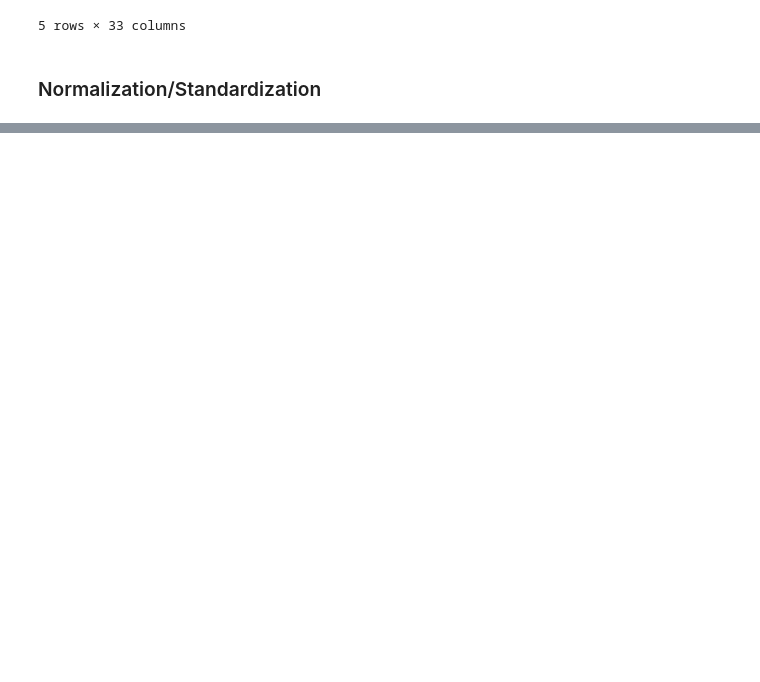
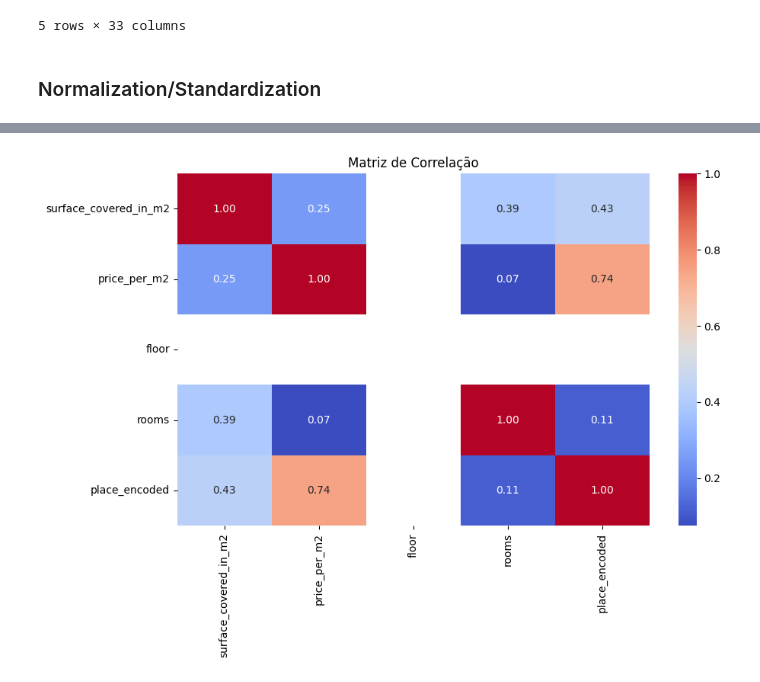
Before and after one commit to Eduarda-Donato/real_state, a Jupyter notebook: notebooks/Peprocessing.ipynb, the cells around one changed output, grey strips where cells are left out. Drawn from its saved outputs; the diff is of its cells as text; code cells hidden in the pictures; blank space fills up the shorter version.

```diff
--- a/notebooks/Peprocessing.ipynb
+++ b/notebooks/Peprocessing.ipynb
@@ -355,4 +367,7 @@ scaler = RobustScaler()
 
 X_train_scaled = scaler.fit_transform(X_train_num)
 X_test_scaled = scaler.transform(X_test_num)
+# %%
+X_train[X_train_num.columns] = X_train_scaled
+X_test[X_test_num.columns] = X_test_scaled
 # %% [markdown]
@@ -361,0 +389,18 @@ X_test_scaled = scaler.transform(X_test_num)
+# %%
+X_train = X_train.drop(columns=['place_name','description'], axis=1)
+X_test = X_test.drop(columns=['place_name','description'], axis=1)
+# %%
+import seaborn as sns
+import matplotlib.pyplot as plt
+%matplotlib inline
+
+col = ['surface_covered_in_m2', 'price_per_m2', 'floor', 'rooms', 'place_encoded']
+
+corr_matrix = X_train[col].corr(method='spearman')
+
+plt.figure(figsize=(10,6))
+sns.heatmap(corr_matrix, annot=True, cmap='coolwarm', fmt=".2f")
+plt.title("Matriz de Correlação")
+plt.show()
+# %% [output]
+[figure, added]
```
Also changed, not shown: parts of 16 cells of this notebook.
